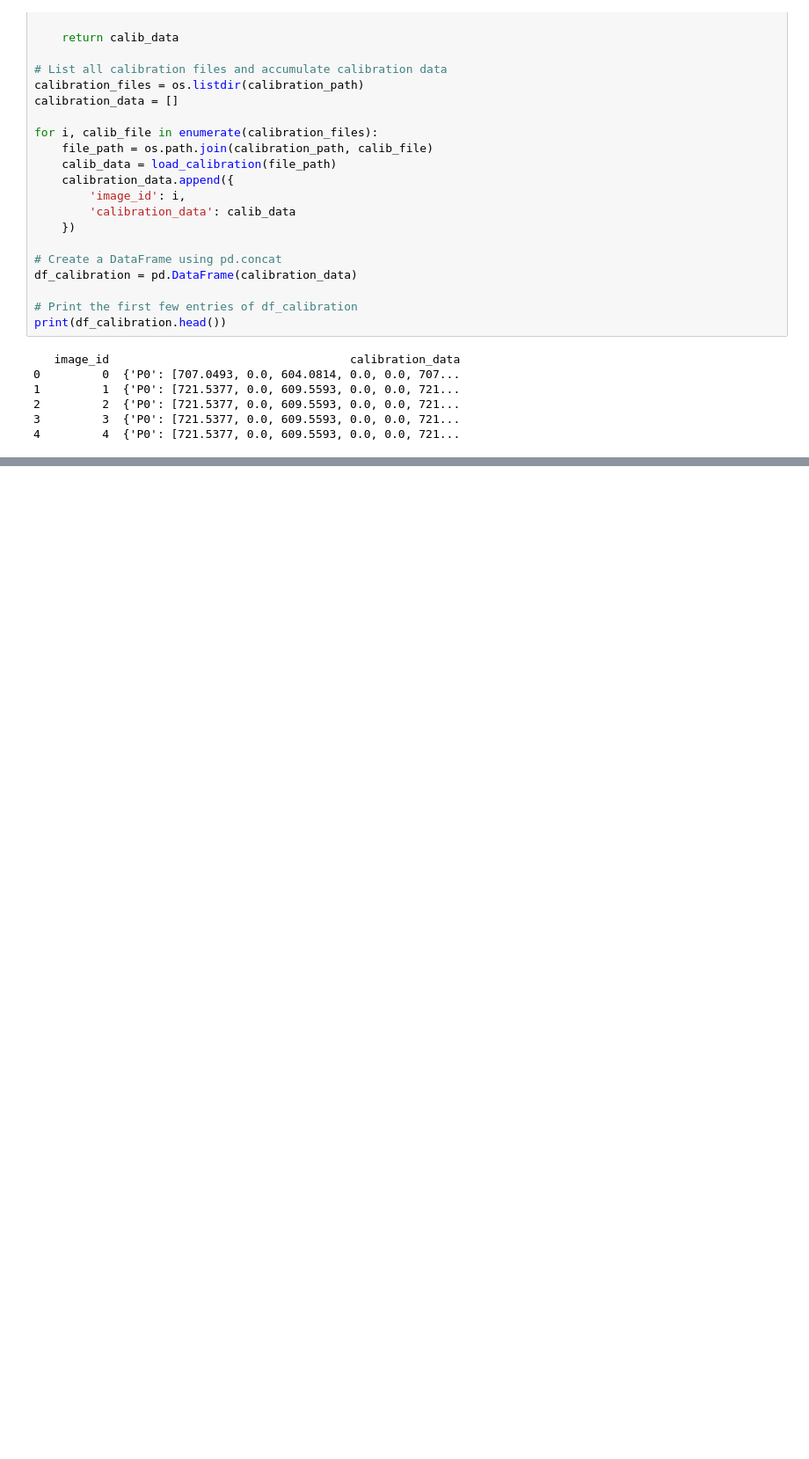
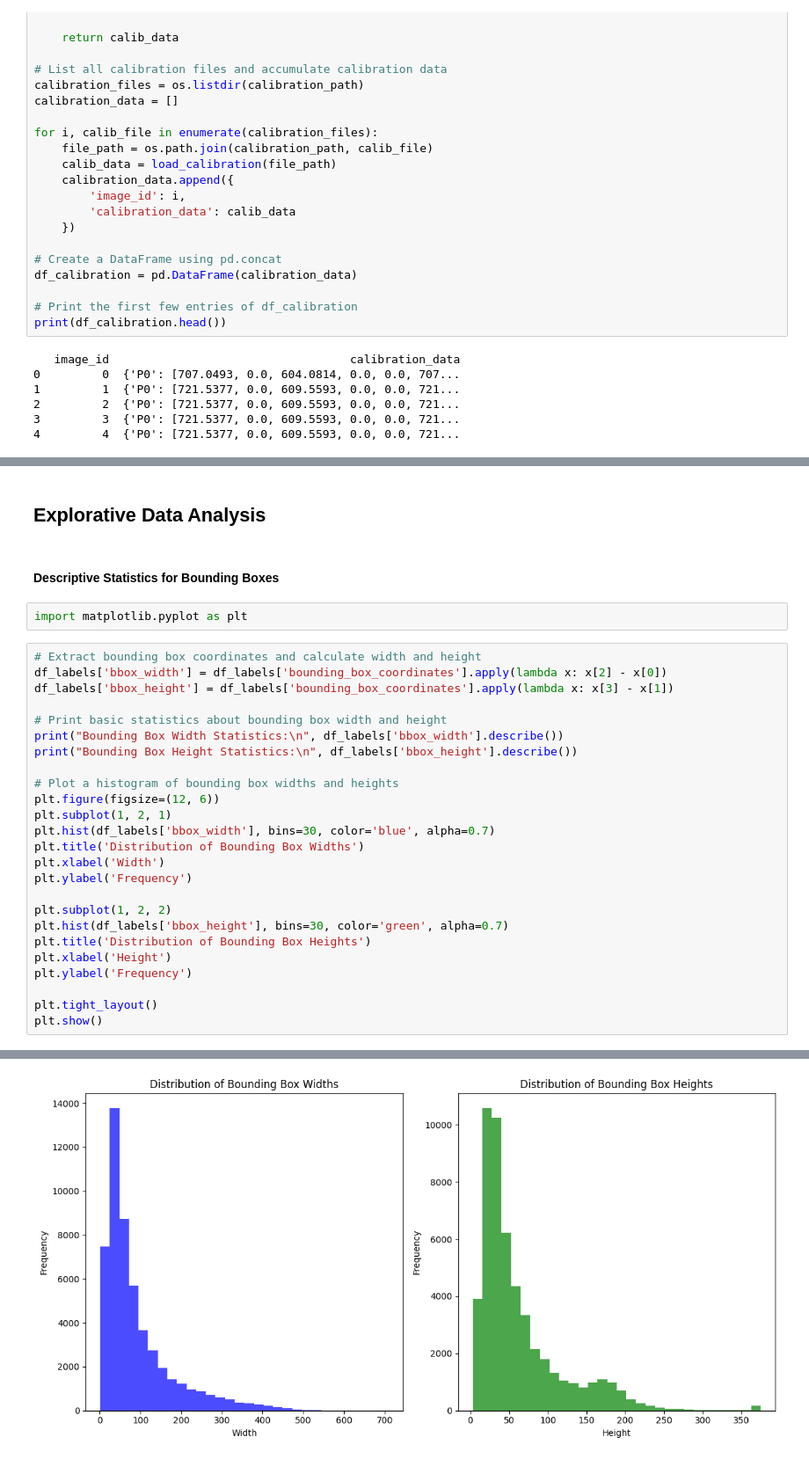
Before and after one commit to osvaldosun97/RobotShuttle, a Jupyter notebook: EDA-KITTI.ipynb, the cells around one changed output, grey strips where cells are left out. Shown at 88% size. Cells and saved outputs as stored; diff of their text form; blank space fills up the shorter version.

Commit message:
Add files via upload
Exploratory Data Analysis over KITTI dataset

```diff
--- a/EDA-KITTI.ipynb
+++ b/EDA-KITTI.ipynb
@@ -128,0 +189,32 @@ print(df_calibration.head())
+# %% [markdown]
+## Explorative Data Analysis
+# %% [markdown]
+#### Descriptive Statistics for Bounding Boxes
+# %%
+import matplotlib.pyplot as plt
+# %%
+# Extract bounding box coordinates and calculate width and height
+df_labels['bbox_width'] = df_labels['bounding_box_coordinates'].apply(lambda x: x[2] - x[0])
+df_labels['bbox_height'] = df_labels['bounding_box_coordinates'].apply(lambda x: x[3] - x[1])
+
+# Print basic statistics about bounding box width and height
+print("Bounding Box Width Statistics:\n", df_labels['bbox_width'].describe())
+print("Bounding Box Height Statistics:\n", df_labels['bbox_height'].describe())
+
+# Plot a histogram of bounding box widths and heights
+plt.figure(figsize=(12, 6))
+plt.subplot(1, 2, 1)
+plt.hist(df_labels['bbox_width'], bins=30, color='blue', alpha=0.7)
+plt.title('Distribution of Bounding Box Widths')
+plt.xlabel('Width')
+plt.ylabel('Frequency')
+
+plt.subplot(1, 2, 2)
+plt.hist(df_labels['bbox_height'], bins=30, color='green', alpha=0.7)
+plt.title('Distribution of Bounding Box Heights')
+plt.xlabel('Height')
+plt.ylabel('Frequency')
+
+plt.tight_layout()
+plt.show()
+# %% [output]
@@ -128,0 +241 @@ print(df_calibration.head())
+[figure, added]
```
Also changed, not shown: parts of 32 cells of this notebook.
